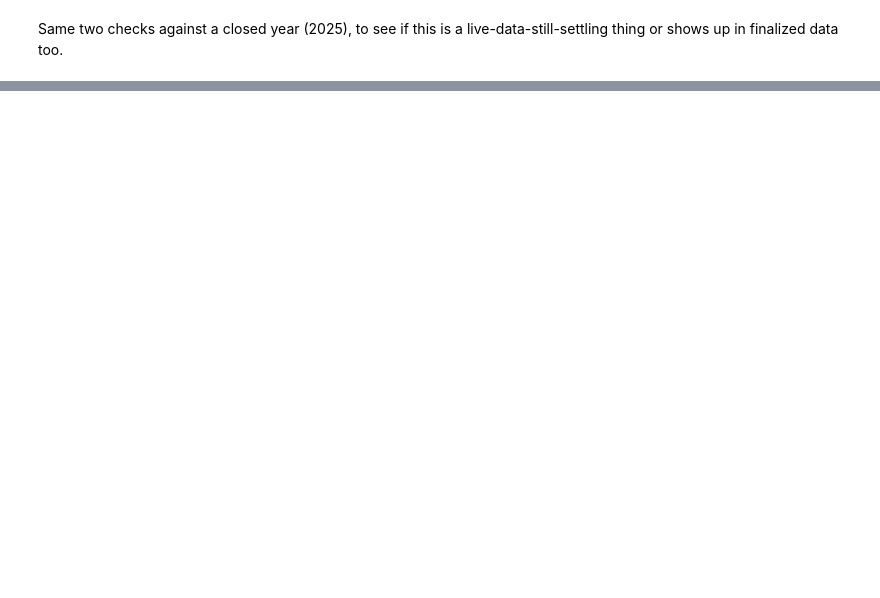
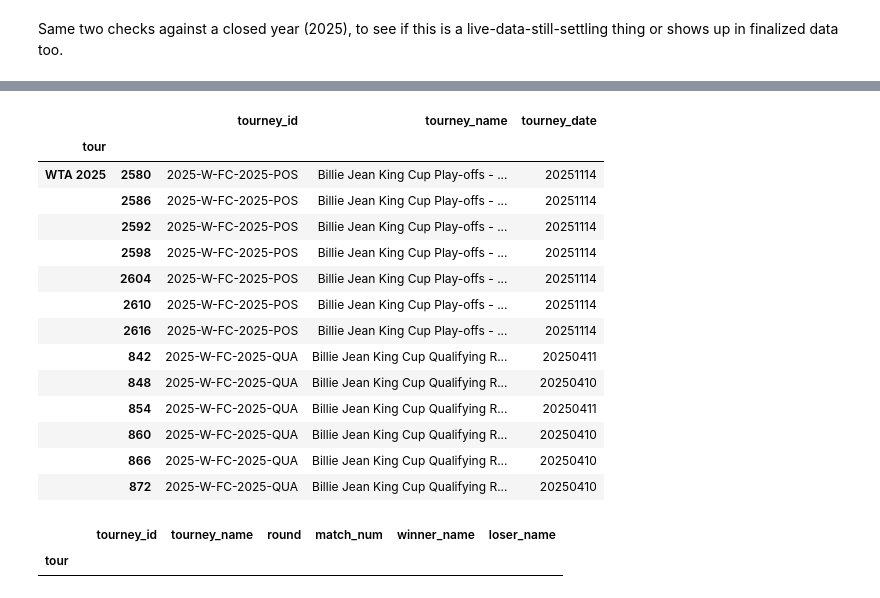
Before and after one commit to anajbellini/DataDeuce, a Jupyter notebook: analysis/source_profiling.ipynb, the cells around one changed output, grey strips where cells are left out. Cells and saved outputs as stored; diff of their text form; code cells hidden in the pictures; blank space fills up the shorter version.

```diff
--- a/analysis/source_profiling.ipynb
+++ b/analysis/source_profiling.ipynb
@@ -1185,32 +1158,0 @@ none found
-# %%
-def match_num_real_duplicates(df):
-    """Same (tourney_id, match_num) but different players -- a numbering bug, not a row duplicate."""
-    populated = df.dropna(subset=["match_num"])
-    dupes = populated[
-        populated.duplicated(subset=["tourney_id", "match_num"], keep=False)
-    ]
-    return dupes[
-        ~dupes.duplicated(
-            subset=["tourney_id", "match_num", "winner_name", "loser_name"], keep=False
-        )
-    ]
-
-
-for label, df in [("ATP 2026", atp_2026), ("WTA 2026", wta_2026)]:
-    dupes = match_num_real_duplicates(df)
-    print(f"--- {label}: real matches sharing (tourney_id, match_num) ---")
-    print(
-        dupes[
-            [
-                "tourney_id",
-                "tourney_name",
-                "round",
-                "match_num",
-                "winner_name",
-                "loser_name",
-            ]
-        ]
-        if len(dupes)
-        else "none found"
-    )
-    print()
@@ -1278,0 +1225,35 @@ real match_num duplicates: 0
+# %%
+pd.concat(
+    {
+        "ATP 2025": tourney_id_collisions(atp_2025),
+        "WTA 2025": tourney_id_collisions(wta_2025),
+    },
+    names=["tour"],
+)
+# %% [output]
+|  |  | tourney_id | tourney_name | tourney_date |
+| tour |  |  |  |  |
+| WTA 2025 | 2580 | 2025-W-FC-2025-POS | Billie Jean King Cup Play-offs - ... | 20251114 |
+|  | 2586 | 2025-W-FC-2025-POS | Billie Jean King Cup Play-offs - ... | 20251114 |
+|  | 2592 | 2025-W-FC-2025-POS | Billie Jean King Cup Play-offs - ... | 20251114 |
+|  | 2598 | 2025-W-FC-2025-POS | Billie Jean King Cup Play-offs - ... | 20251114 |
+|  | 2604 | 2025-W-FC-2025-POS | Billie Jean King Cup Play-offs - ... | 20251114 |
+|  | 2610 | 2025-W-FC-2025-POS | Billie Jean King Cup Play-offs - ... | 20251114 |
+|  | 2616 | 2025-W-FC-2025-POS | Billie Jean King Cup Play-offs - ... | 20251114 |
+|  | 842 | 2025-W-FC-2025-QUA | Billie Jean King Cup Qualifying R... | 20250411 |
+|  | 848 | 2025-W-FC-2025-QUA | Billie Jean King Cup Qualifying R... | 20250410 |
+|  | 854 | 2025-W-FC-2025-QUA | Billie Jean King Cup Qualifying R... | 20250411 |
+|  | 860 | 2025-W-FC-2025-QUA | Billie Jean King Cup Qualifying R... | 20250410 |
+|  | 866 | 2025-W-FC-2025-QUA | Billie Jean King Cup Qualifying R... | 20250410 |
+|  | 872 | 2025-W-FC-2025-QUA | Billie Jean King Cup Qualifying R... | 20250410 |
+# %%
+pd.concat(
+    {
+        "ATP 2025": match_num_real_duplicates(atp_2025),
+        "WTA 2025": match_num_real_duplicates(wta_2025),
+    },
+    names=["tour"],
+)[["tourney_id", "tourney_name", "round", "match_num", "winner_name", "loser_name"]]
+# %% [output]
+|  |  | tourney_id | tourney_name | round | match_num | winner_name | loser_name |
+| tour |  |  |  |  |  |  |  |
```
Also changed, not shown: parts of 12 cells of this notebook.
